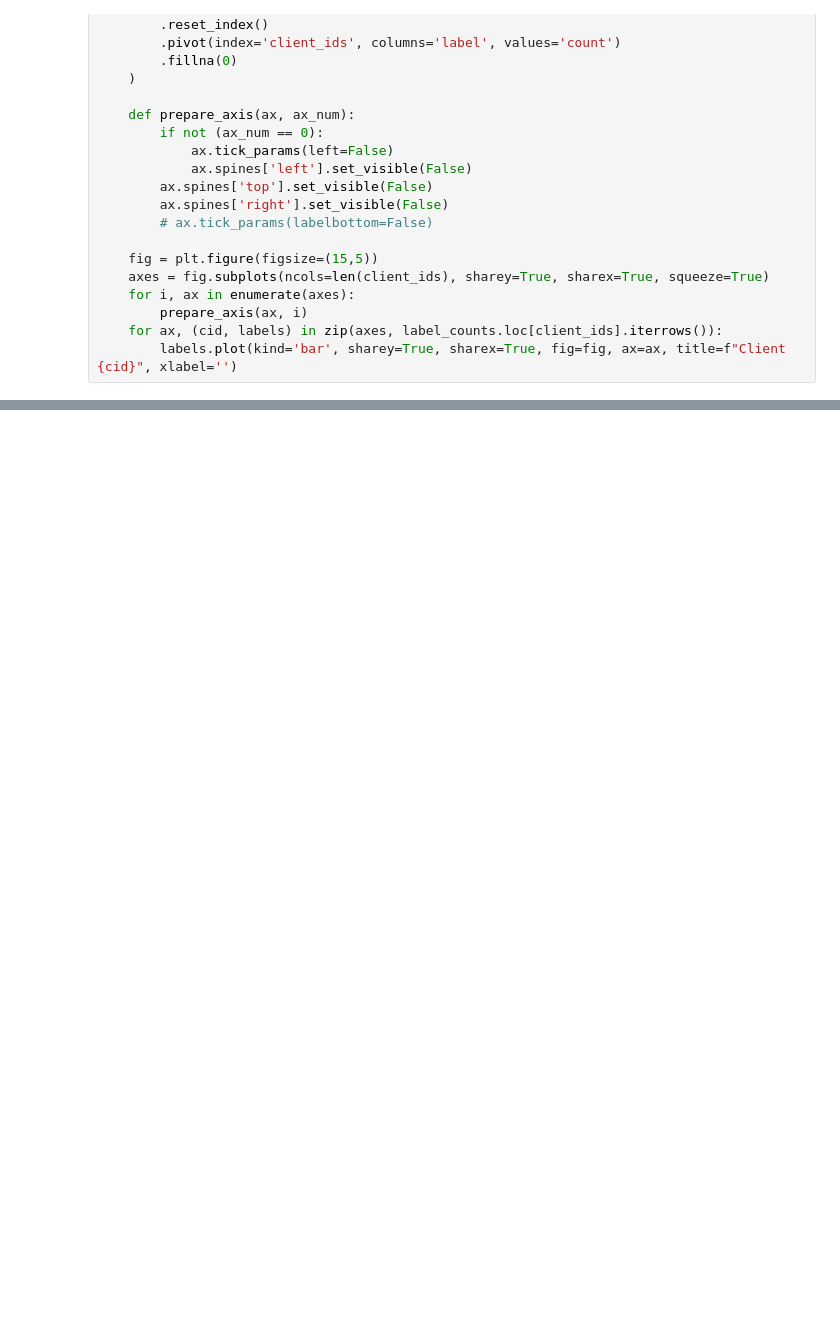
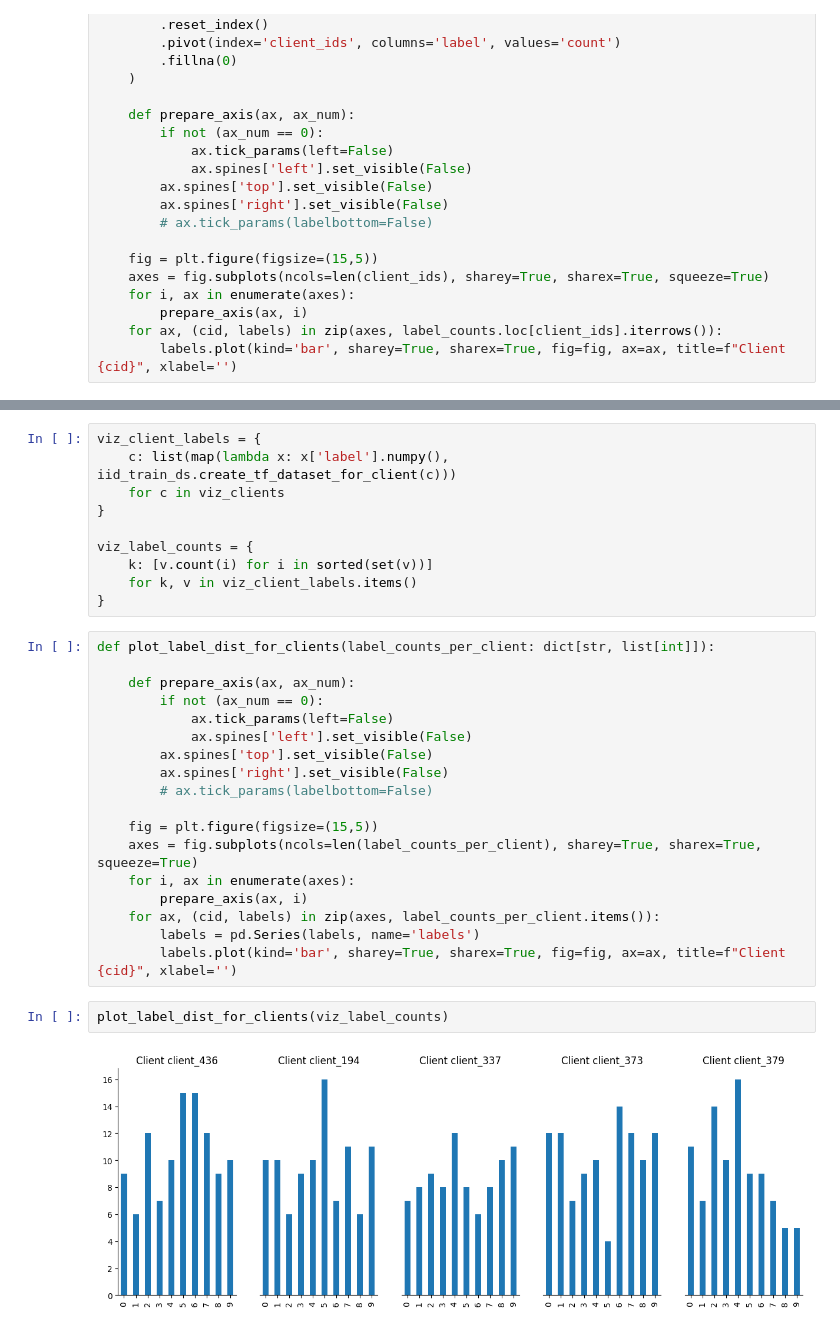
Before and after one commit to luckyos-code/flidp, a Jupyter notebook: src/notebooks/prepare_cifar10.ipynb, the cells around one changed output, grey strips where cells are left out. Cells and saved outputs as stored; diff of their text form; blank space fills up the shorter version.

```diff
--- a/src/notebooks/prepare_cifar10.ipynb
+++ b/src/notebooks/prepare_cifar10.ipynb
@@ -185,0 +218,32 @@ plot_label_dist_for_clients(train_df[['client_ids', 'label']], viz_clients)
+# %%
+viz_client_labels = {
+    c: list(map(lambda x: x['label'].numpy(), iid_train_ds.create_tf_dataset_for_client(c)))
+    for c in viz_clients
+}
+
+viz_label_counts = {
+    k: [v.count(i) for i in sorted(set(v))]
+    for k, v in viz_client_labels.items()
+}
+# %%
+def plot_label_dist_for_clients(label_counts_per_client: dict[str, list[int]]):
+
+    def prepare_axis(ax, ax_num):
+        if not (ax_num == 0):
+            ax.tick_params(left=False)
+            ax.spines['left'].set_visible(False)
+        ax.spines['top'].set_visible(False)
+        ax.spines['right'].set_visible(False)
+        # ax.tick_params(labelbottom=False)
+
+    fig = plt.figure(figsize=(15,5))
+    axes = fig.subplots(ncols=len(label_counts_per_client), sharey=True, sharex=True, squeeze=True)
+    for i, ax in enumerate(axes):
+        prepare_axis(ax, i)
+    for ax, (cid, labels) in zip(axes, label_counts_per_client.items()):
+        labels = pd.Series(labels, name='labels')
+        labels.plot(kind='bar', sharey=True, sharex=True, fig=fig, ax=ax, title=f"Client {cid}", xlabel='')
+# %%
+plot_label_dist_for_clients(viz_label_counts)
+# %% [output]
+[figure, added]
```
Also changed, not shown: parts of 8 cells of this notebook, 18 other files.
